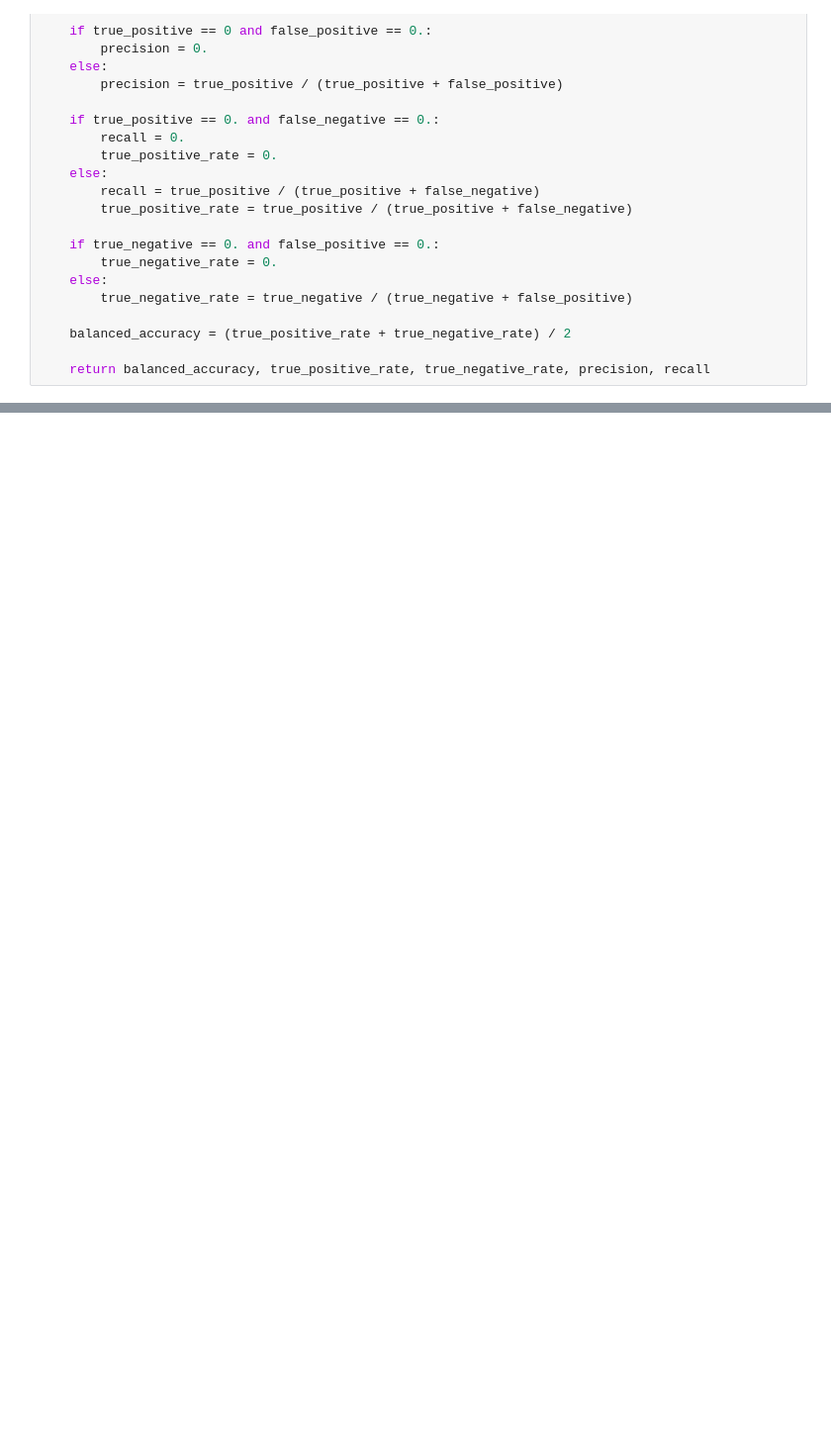
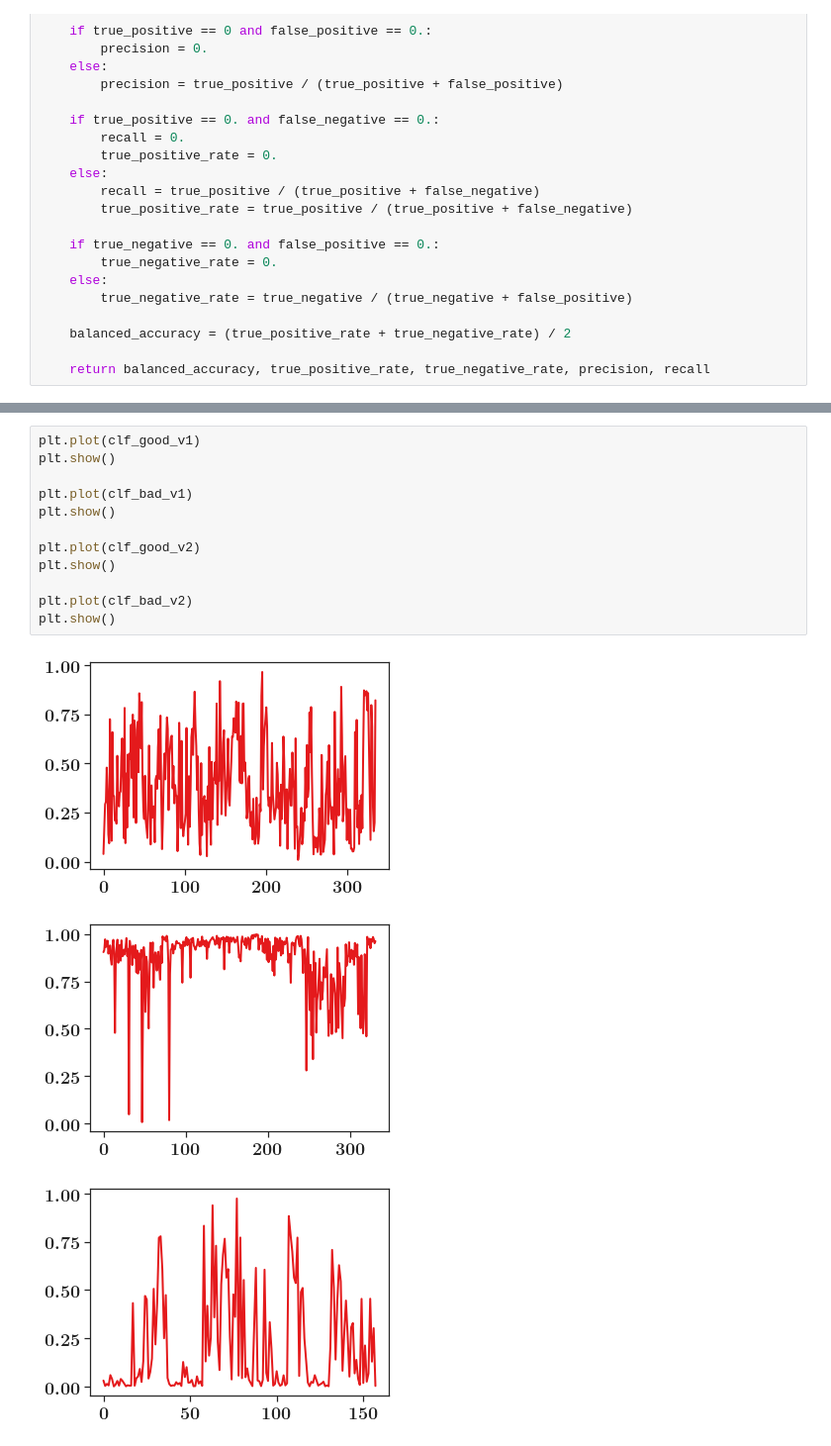
Before and after one commit to danielnewman09/Dissertation, a Jupyter notebook: Dissertation-Notebooks/Chapter-6/Plot-CLF-Performance.ipynb, the cells around one changed output, grey strips where cells are left out. Shown at 99% size. Drawn from its saved outputs; the diff is of its cells as text; blank space fills up the shorter version.

```diff
--- a/Dissertation-Notebooks/Chapter-6/Plot-CLF-Performance.ipynb
+++ b/Dissertation-Notebooks/Chapter-6/Plot-CLF-Performance.ipynb
@@ -149,0 +137,16 @@ fit_statistics(true_v2,pred_v2)
+# %%
+plt.plot(clf_good_v1)
+plt.show()
+
+plt.plot(clf_bad_v1)
+plt.show()
+
+plt.plot(clf_good_v2)
+plt.show()
+
+plt.plot(clf_bad_v2)
+plt.show()
+# %% [output]
+[figure, added]
+[figure, added]
+[figure, added]
```
Also changed, not shown: parts of 13 cells of this notebook, 10 other files.
